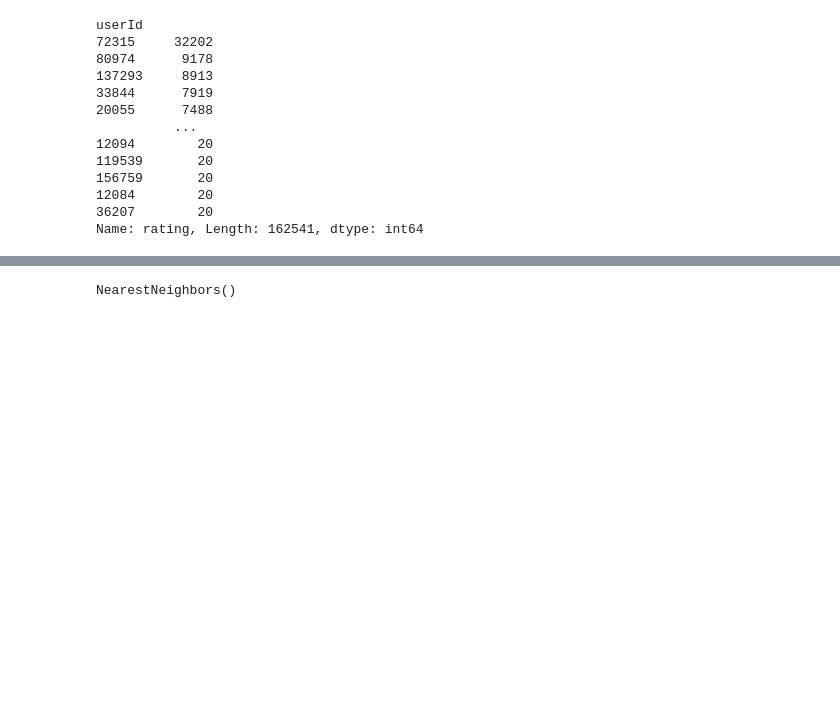
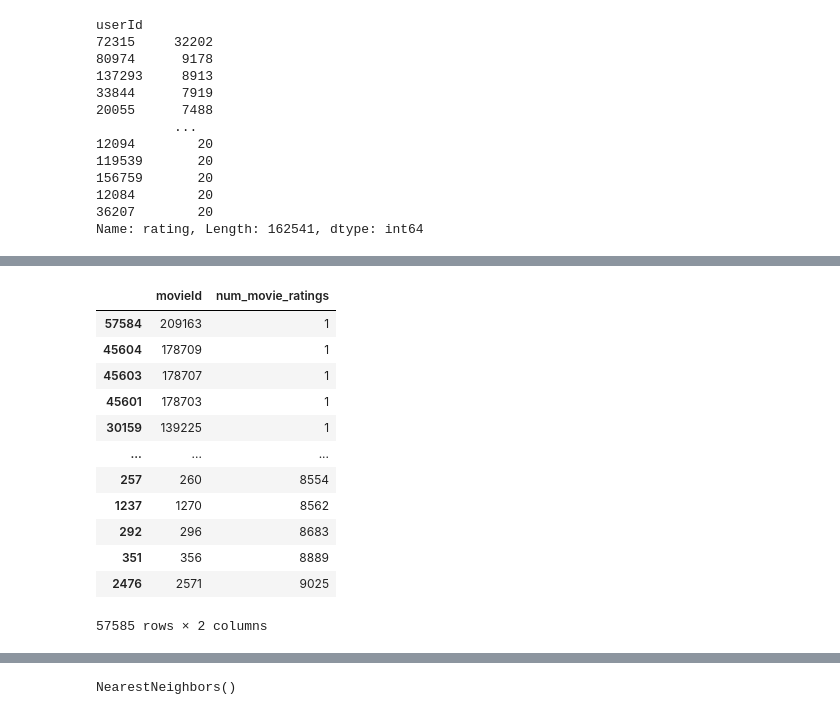
Before and after one commit to WizzVard/Recommendation-system, a Jupyter notebook: Recommendation_System.ipynb, the cells around one changed output, grey strips where cells are left out. Drawn from its saved outputs; the diff is of its cells as text; code cells hidden in the pictures; blank space fills up the shorter version.

```diff
--- a/Recommendation_System.ipynb
+++ b/Recommendation_System.ipynb
@@ -77,5 +77,21 @@ final_ratings.shape
 # %%
 movie_ratings = final_ratings.groupby('movieId')['rating'].count().reset_index()
 movie_ratings.rename(columns={'rating': 'num_movie_ratings'}, inplace=True)
+# %%
+movie_ratings.sort_values(by='num_movie_ratings')
+# %% [output]
+|  | movieId | num_movie_ratings |
+| 57584 | 209163 | 1 |
+| 45604 | 178709 | 1 |
+| 45603 | 178707 | 1 |
+| 45601 | 178703 | 1 |
+| 30159 | 139225 | 1 |
+| ... | ... | ... |
+| 257 | 260 | 8554 |
+| 1237 | 1270 | 8562 |
+| 292 | 296 | 8683 |
+| 351 | 356 | 8889 |
+| 2476 | 2571 | 9025 |
+57585 rows × 2 columns
 # %%
 final_ratings = final_ratings.merge(movie_ratings, on='movieId')
```
Also changed, not shown: parts of 28 cells of this notebook.
